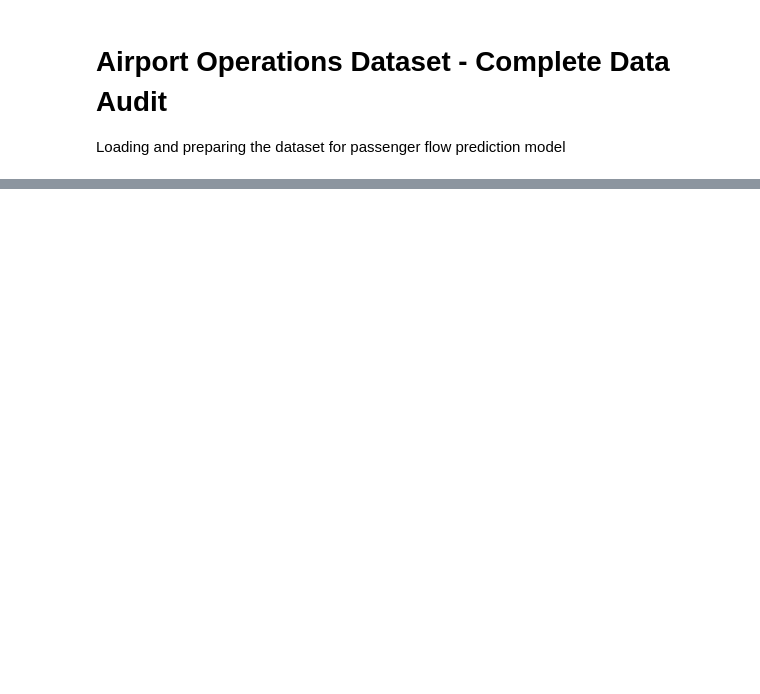
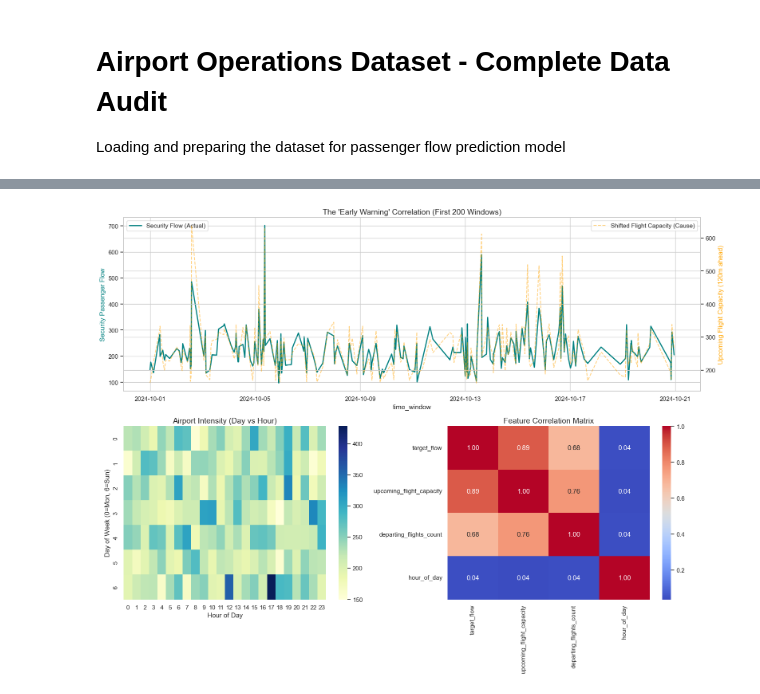
Before and after one commit to DavidBala06/Passenger_Flow_Predictor, a Jupyter notebook: notebooks/data_audit.ipynb, the cells around one changed output, grey strips where cells are left out. Saved outputs shown, nothing was run; the diff lists cells and outputs as text; code cells hidden in the pictures; blank space fills up the shorter version.

Commit message:
Fixed data, now we have a valid data correlation

```diff
--- a/notebooks/data_audit.ipynb
+++ b/notebooks/data_audit.ipynb
@@ -174,52 +107,44 @@ print(security_df.head())
 # %%
-#If we look at the security screening data, we can see that there are some key features
-#that could be useful for our passenger flow prediction model. For example, the 'wait_time_minutes'
-#column could help us understand how long passengers are spending in the security screening process,
-#which could impact their overall flow through the airport. Additionally, the 'is_fast_track'
-#column could indicate whether certain passengers are able to bypass regular security lines,
-#which could also affect flow patterns.
-
-#but first lets parse the screening timestamp to datetime
-security["screening_timestamp"] = pd.to_datetime(security["screening_timestamp"])
-
-#aggregate into 15 minute windows
-security_indexed = security.set_index("screening_timestamp")
-security_15m = security_indexed.resample("15min").agg(
-    avg_wait_time = ("wait_time_minutes", "mean"),
-    max_queue_length = ("queue_length", "max"),
-    passengers_cleared = ("passenger_id", "count"),
-).reset_index()
-
-security_15m.rename(columns={'screening_timestamp': 'time_window'}, inplace=True)
-print(f" Security timeline created: {security_15m.shape[0]} time windows.")
-
-# Aggregate flights by scheduled departure
-flights_indexed = flights.set_index('scheduled_departure')
-flights_15m = flights_indexed.resample('15min').agg(
-    departing_flights_count=('flight_id', 'count'),
-    upcoming_flight_capacity=('scheduled_capacity', 'sum') # Total seats leaving in this window
-).reset_index()
-
-flights_15m.rename(columns={'scheduled_departure': 'time_window'}, inplace=True)
-
-# Shift flight data backwards by 120 minutes
-flights_15m['time_window'] = flights_15m['time_window'] - pd.Timedelta(minutes=120)
-print(" Flight capacity shifted backwards by 120 minutes.")
-
-# Outer join to keep the continuous timeline even if there's a gap in data
-master_df = pd.merge(security_15m, flights_15m, on='time_window', how='outer')
-
-# Sort chronologically and fill missing values with 0
-master_df = master_df.sort_values('time_window').fillna(0)
-
-# Add standard time features for the ML model later
-master_df['hour_of_day'] = master_df['time_window'].dt.hour
-master_df['day_of_week'] = master_df['time_window'].dt.dayofweek
+import matplotlib.pyplot as plt
+import seaborn as sns
 
 print("\n" + "="*80)
-print("MASTER TIMELINE READY")
+print("CELL 3: VISUALIZING THE WAVES")
 print("="*80)
-print(f" Master Shape: {master_df.shape}")
-print("\n Sample Data - Note how upcoming flight capacity aligns with wait times:")
-display(master_df.head(10))
+
+sns.set_theme(style="whitegrid")
+plt.figure(figsize=(16, 12))
+
+# --- PLOT 1: The "Pulse" ---
+plt.subplot(2, 1, 1)
+ax1 = plt.gca()
+ax2 = ax1.twinx()
+
+sns.lineplot(data=master_df.head(200), x='time_window', y='target_flow',
+             ax=ax1, color='teal', linewidth=2, label='Security Flow (Actual)')
+sns.lineplot(data=master_df.head(200), x='time_window', y='upcoming_flight_capacity',
+             ax=ax2, color='orange', alpha=0.5, linestyle='dashed', label='Shifted Flight Capacity (Cause)')
+
+ax1.set_title("The 'Early Warning' Correlation (First 200 Windows)", fontsize=14)
+ax1.set_ylabel("Security Passenger Flow", color='teal')
+ax2.set_ylabel("Upcoming Flight Capacity (120m ahead)", color='orange')
+ax1.legend(loc='upper left')
+ax2.legend(loc='upper right')
+
+# --- PLOT 2: The Heatmap ---
+plt.subplot(2, 2, 3)
+pivot_df = master_df.groupby(['day_of_week', 'hour_of_day'])['target_flow'].mean().unstack()
+sns.heatmap(pivot_df, cmap="YlGnBu", annot=False)
+plt.title("Airport Intensity (Day vs Hour)", fontsize=14)
+plt.xlabel("Hour of Day")
+plt.ylabel("Day of Week (0=Mon, 6=Sun)")
+
+# --- PLOT 3: The Correlation Matrix ---
+plt.subplot(2, 2, 4)
+flow_corr = master_df[['target_flow', 'upcoming_flight_capacity', 'departing_flights_count', 'hour_of_day']].corr()
+sns.heatmap(flow_corr, annot=True, cmap='coolwarm', fmt=".2f")
+plt.title("Feature Correlation Matrix", fontsize=14)
+
+plt.tight_layout()
+plt.show()
 # %% [output]
@@ -245,0 +154 @@ MASTER TIMELINE READY
+[figure, added]
```
Also changed, not shown: parts of 8 cells of this notebook.
